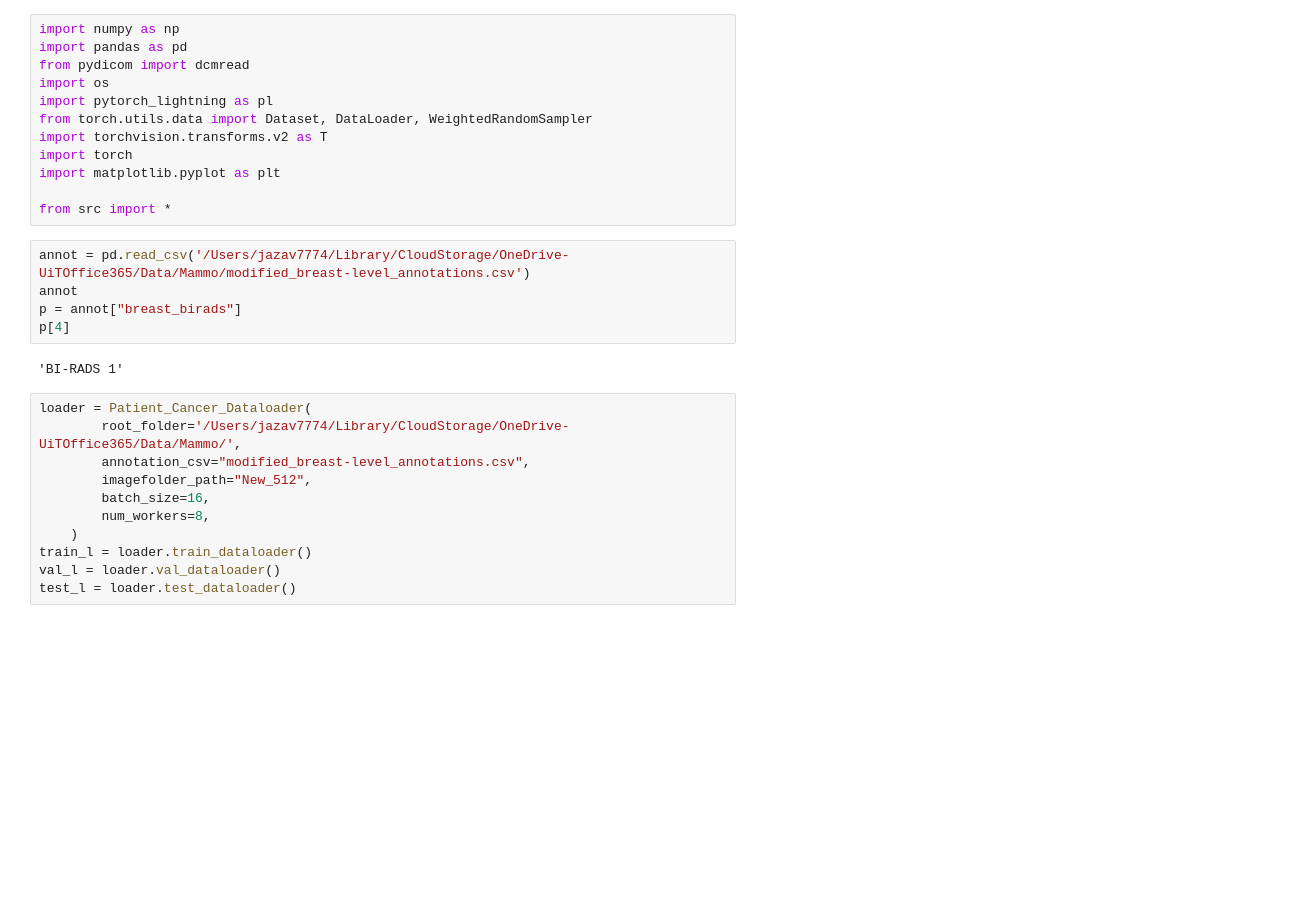
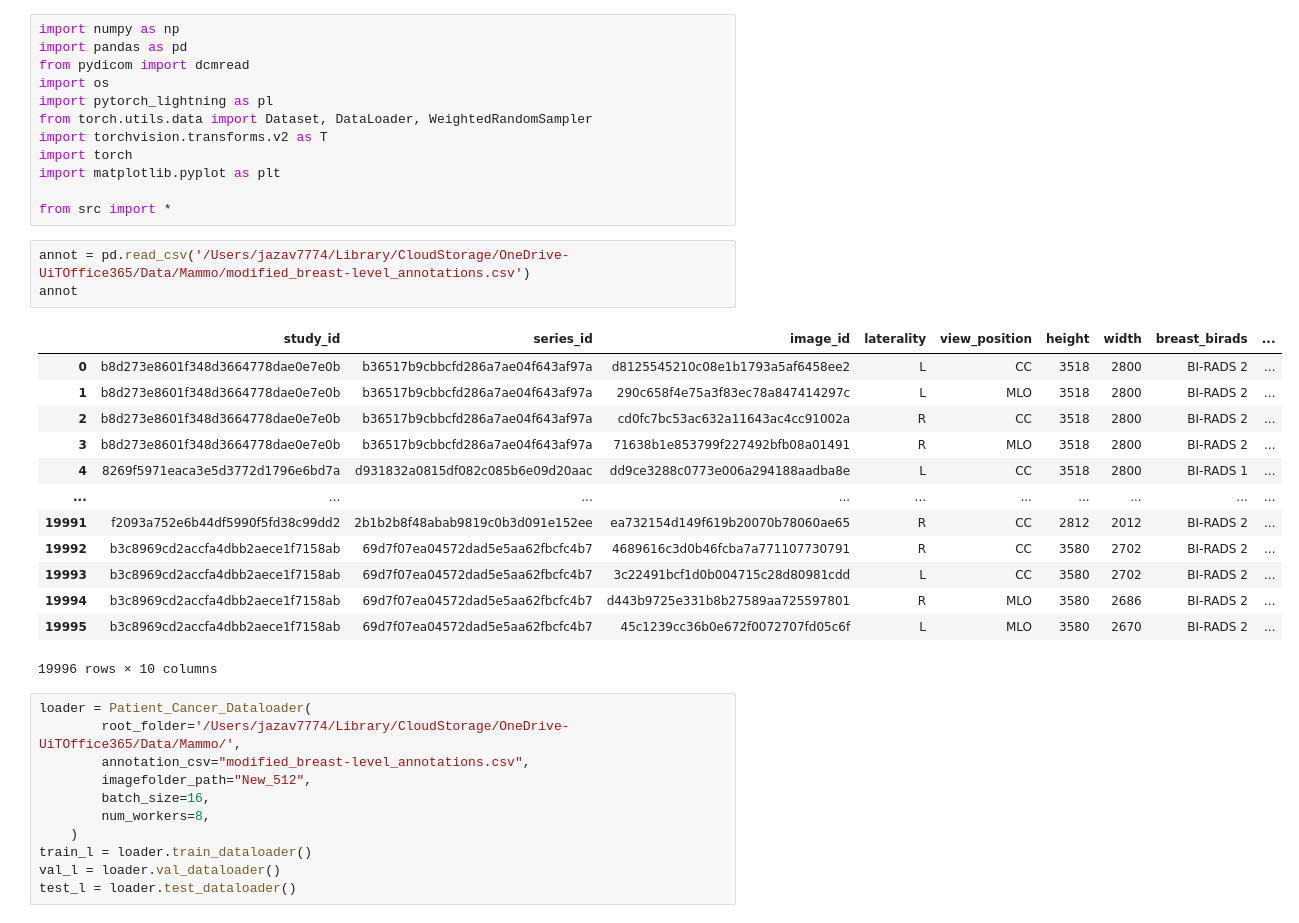
Before and after one commit to hzavadil98/UiT_FYS-8603, a Jupyter notebook: playground.ipynb, the cells around one changed output. Saved outputs shown, nothing was run; the diff lists cells and outputs as text; blank space fills up the shorter version.

```diff
--- a/playground.ipynb
+++ b/playground.ipynb
@@ -13,10 +13,20 @@ from src import *
 # %%
 annot = pd.read_csv('/Users/jazav7774/Library/CloudStorage/OneDrive-UiTOffice365/Data/Mammo/modified_breast-level_annotations.csv')
 annot
-p = annot["breast_birads"]
-p[4]
 # %% [output]
+|  | study_id | series_id | image_id | laterality | view_position | height | width | breast_birads | ... |
+| 0 | b8d273e8601f348d3664778dae0e7e0b | b36517b9cbbcfd286a7ae04f643af97a | d8125545210c08e1b1793a5af6458ee2 | L | CC | 3518 | 2800 | BI-RADS 2 | ... |
+| 1 | b8d273e8601f348d3664778dae0e7e0b | b36517b9cbbcfd286a7ae04f643af97a | 290c658f4e75a3f83ec78a847414297c | L | MLO | 3518 | 2800 | BI-RADS 2 | ... |
+| 2 | b8d273e8601f348d3664778dae0e7e0b | b36517b9cbbcfd286a7ae04f643af97a | cd0fc7bc53ac632a11643ac4cc91002a | R | CC | 3518 | 2800 | BI-RADS 2 | ... |
+| 3 | b8d273e8601f348d3664778dae0e7e0b | b36517b9cbbcfd286a7ae04f643af97a | 71638b1e853799f227492bfb08a01491 | R | MLO | 3518 | 2800 | BI-RADS 2 | ... |
+| 4 | 8269f5971eaca3e5d3772d1796e6bd7a | d931832a0815df082c085b6e09d20aac | dd9ce3288c0773e006a294188aadba8e | L | CC | 3518 | 2800 | BI-RADS 1 | ... |
+| ... | ... | ... | ... | ... | ... | ... | ... | ... | ... |
+| 19991 | f2093a752e6b44df5990f5fd38c99dd2 | 2b1b2b8f48abab9819c0b3d091e152ee | ea732154d149f619b20070b78060ae65 | R | CC | 2812 | 2012 | BI-RADS 2 | ... |
+| 19992 | b3c8969cd2accfa4dbb2aece1f7158ab | 69d7f07ea04572dad5e5aa62fbcfc4b7 | 4689616c3d0b46fcba7a771107730791 | R | CC | 3580 | 2702 | BI-RADS 2 | ... |
+| 19993 | b3c8969cd2accfa4dbb2aece1f7158ab | 69d7f07ea04572dad5e5aa62fbcfc4b7 | 3c22491bcf1d0b004715c28d80981cdd | L | CC | 3580 | 2702 | BI-RADS 2 | ... |
+| 19994 | b3c8969cd2accfa4dbb2aece1f7158ab | 69d7f07ea04572dad5e5aa62fbcfc4b7 | d443b9725e331b8b27589aa725597801 | R | MLO | 3580 | 2686 | BI-RADS 2 | ... |
+| 19995 | b3c8969cd2accfa4dbb2aece1f7158ab | 69d7f07ea04572dad5e5aa62fbcfc4b7 | 45c1239cc36b0e672f0072707fd05c6f | L | MLO | 3580 | 2670 | BI-RADS 2 | ... |
-'BI-RADS 1'
+19996 rows × 10 columns
 # %%
 loader = Patient_Cancer_Dataloader(
         root_folder='/Users/jazav7774/Library/CloudStorage/OneDrive-UiTOffice365/Data/Mammo/',
```
Also changed, not shown: 1 other file.
